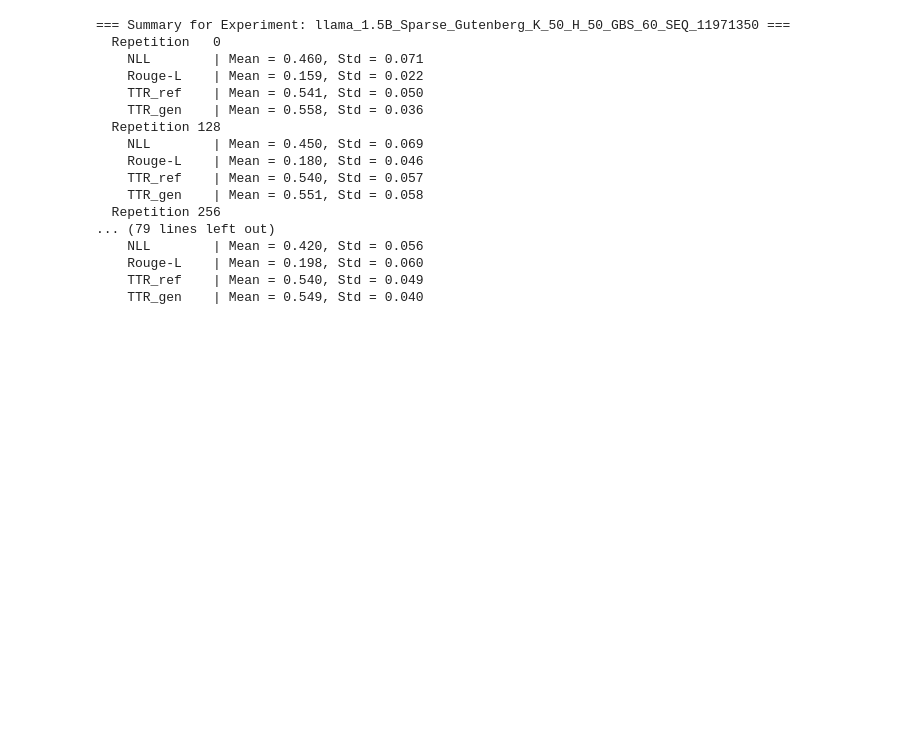
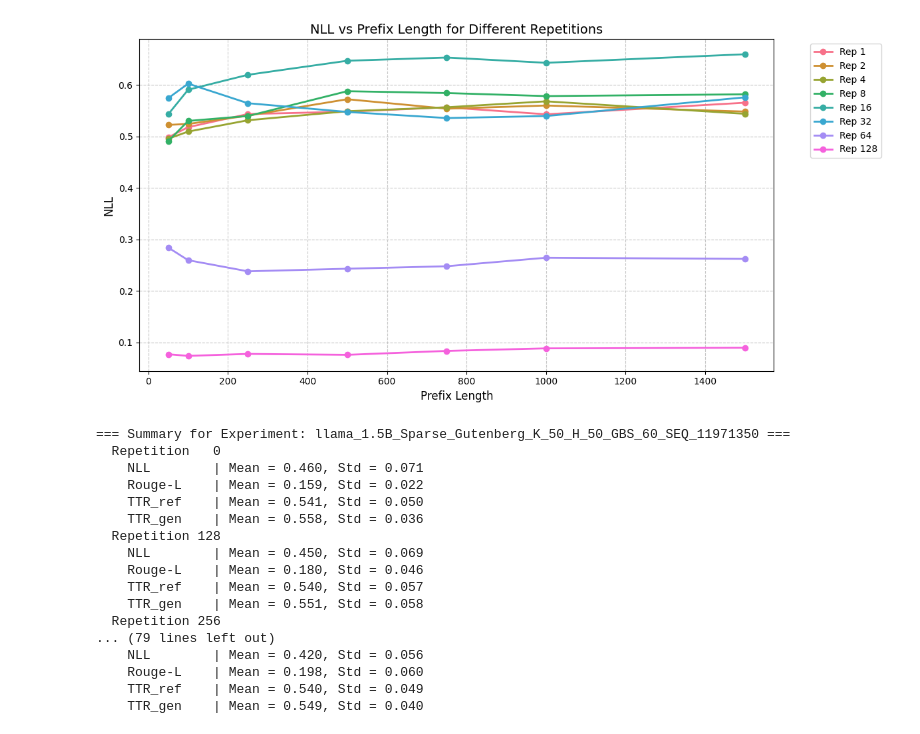
Before and after one commit to Alvorecer721/PDM, a Jupyter notebook: notebooks/rough-l.ipynb, the cells around one changed output. Drawn from its saved outputs; the diff is of its cells as text; code cells hidden in the pictures; blank space fills up the shorter version.

```diff
--- a/notebooks/rough-l.ipynb
+++ b/notebooks/rough-l.ipynb
@@ -16,3 +416,10 @@ repetitions = np.array([0, 128, 256, 512, 1024, 2048])
+# %%
+# Without confidence intervals and single stat
+df_prefix_mean = format_metric_df(results_prefix, metric='NLL', vary_param='prefix', stat='mean')
+plot_metrics(df_prefix_mean[2**np.arange(8)], 'NLL', vary_param='prefix', show_ci=False)
+plt.show()
+# %% [output]
+[figure, added]
 # %%
 goldfish_res_greedy = eval_rouge_ttr(
     base_path,
```
Also changed, not shown: parts of 20 cells of this notebook, 6 other files.
